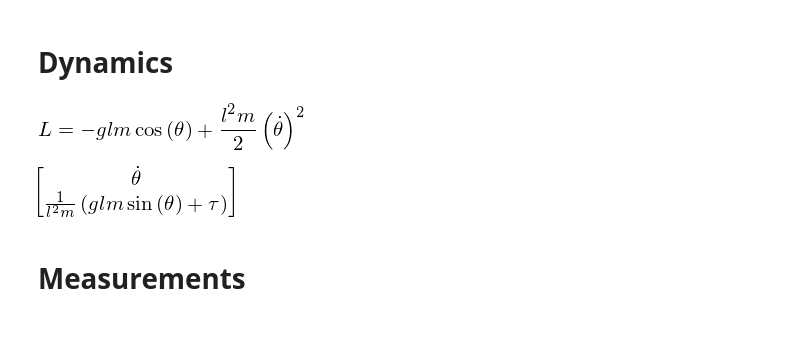
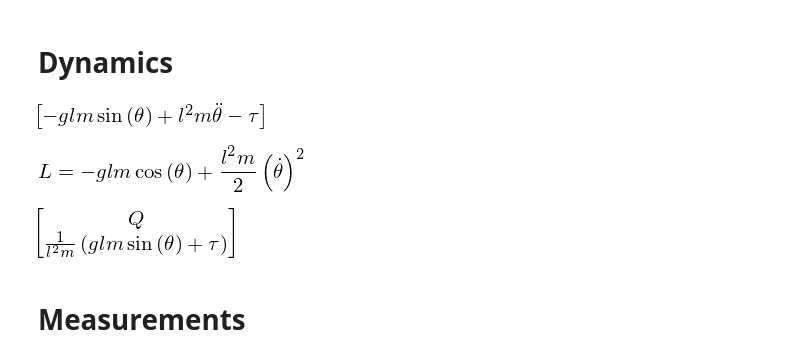
Before and after one commit to jgoppert/PX4-SIL, a Jupyter notebook: Pendulum.ipynb, the cells around one changed output. Saved outputs shown, nothing was run; the diff lists cells and outputs as text; code cells hidden in the pictures; blank space fills up the shorter version.

```diff
--- a/Pendulum.ipynb
+++ b/Pendulum.ipynb
@@ -21,47 +21,53 @@ mech.init_vprinting()
 # Dynamics
 # %%
 # symbols
-tau, phi, theta, psi = mech.dynamicsymbols('tau phi theta psi')
-m, g, l, t = sympy.symbols('m, g, l, t')
+m, g, l, t, tau, phi, theta, Q, psi = \
+sympy.symbols('m, g, l, t, tau, phi, theta, Q, psi')
 
 # state space
-x = (theta, theta.diff(t))
+x = (theta, Q)
 u = (tau,)
+no_t_sub = {theta(t).diff(t):Q}
+no_t_sub.update({v(t): v for v in x+u})
 
 # frames
 frame_i = mech.ReferenceFrame('i') # inertial
 frame_b = frame_i.orientnew( # body
     newname='b', rot_type='Body',
-    amounts=(0, theta, 0), rot_order='321')
+    amounts=(0, theta(t), 0), rot_order='321')
 
 # point at center of rotation
 point_o = mech.Point('o')
 point_o.set_vel(frame_i, 0)
 
 # point at center of mass
 point_cm = point_o.locatenew('cm', -l*frame_b.z)
 point_cm.set_vel(frame_b, 0)
 point_cm.v1pt_theory(otherpoint=point_o,
                      outframe=frame_i, interframe=frame_b)
 
 # particle
 ball = mech.Particle(name='ball', point=point_cm, mass=m)
-ball.set_potential_energy(m*g*l*sympy.cos(theta))
+ball.set_potential_energy(m*g*l*sympy.cos(theta(t)))
 
 # derive eoms
 L = mech.Lagrangian(frame_i, ball)
-lm = mech.LagrangesMethod(Lagrangian=L, qs=[theta], coneqs=None,
-                     forcelist=[(frame_b, tau*frame_b.y)], frame=frame_i)
-lm.form_lagranges_equations();
+lm = mech.LagrangesMethod(
+    Lagrangian=L,
+    qs=[theta(t)],
+    forcelist=[(frame_b, tau(t)*frame_b.y)], frame=frame_i)
+lm.form_lagranges_equations()
+# %% [output]
+[figure, added]
 # %%
 sympy.Eq(sympy.Symbol('L'), L)
 # %% [output]
 [figure]
-# %%
-rhs = lm.rhs()
-rhs
-# %% [output]
-[figure, removed]
+# %%
+f = lm.rhs().subs(no_t_sub)
+f
+# %% [output]
+[figure, added]
 # %% [markdown]
 # Measurements
 # %% [markdown]
```
Also changed, not shown: parts of 5 cells of this notebook, 2 other files.
